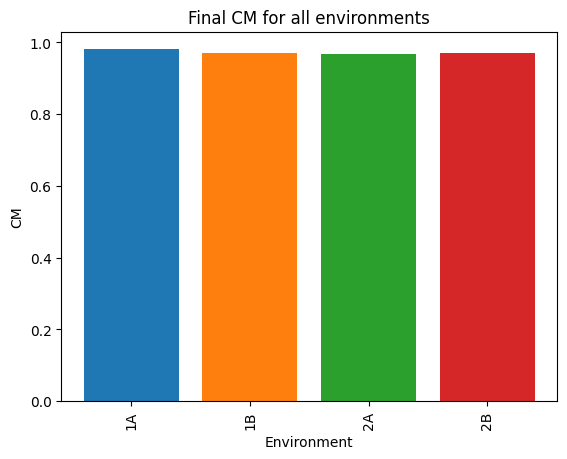
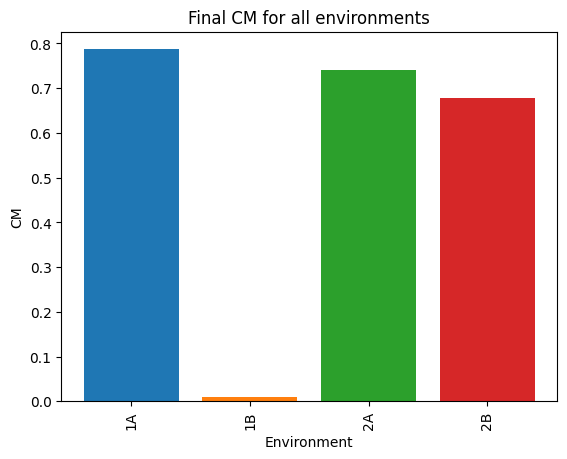
Unified diff of the notebook cell whose output changed from the first chart to the second:
--- before
+++ after
@@ -4,5 +4,5 @@
         run0, run1, run2 = get_runs(name)
         CM = pd.concat([run0["CM"], run1["CM"], run2["CM"]], axis=1).mean(axis=1)
-        plt.bar(f"{name}", CM[:-1], label=f"Env {name} CM")
+        plt.bar(f"{name}", CM.iloc[-1], label=f"Env {name} CM")
 
     # plt.legend()

Commit: Add: CM plots